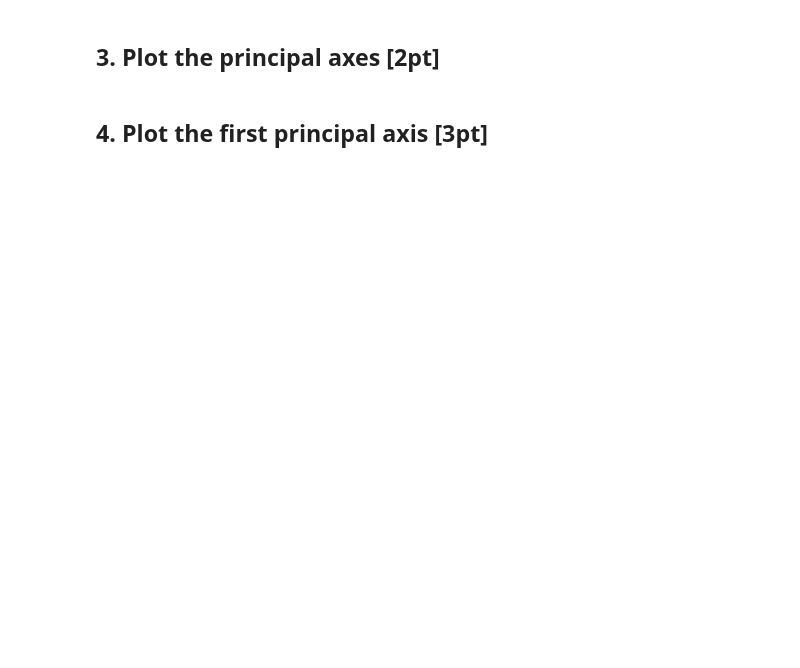
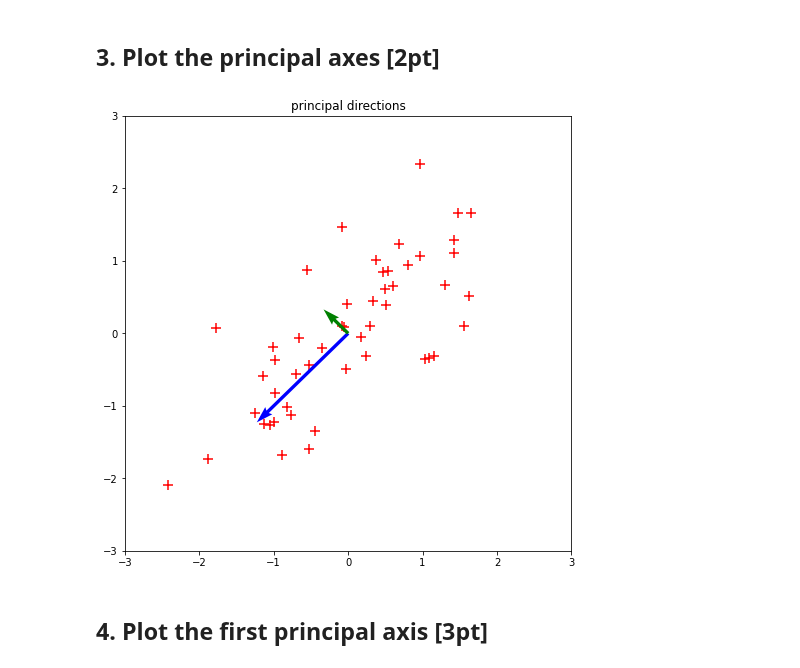
Before and after one commit to wkdthf21/Machine-Learning-Assignment, a Jupyter notebook: 08/Principal Component Analysis.ipynb, the cells around one changed output. Drawn from its saved outputs; the diff is of its cells as text; code cells hidden in the pictures; blank space fills up the shorter version.

```diff
--- a/08/Principal Component Analysis.ipynb
+++ b/08/Principal Component Analysis.ipynb
@@ -207,4 +242,15 @@ plt.show()
 # %% [markdown]
 ## 3. Plot the principal axes [2pt]
+# %%
+plt.figure(figsize = (8, 8))
+plt.scatter(xn, yn, c = 'red', marker = '+', s = 120)
+plt.quiver([0], [0], axis1[0], axis1[1], angles = 'xy', color = 'blue', scale = 3.5)
+plt.quiver([0], [0], axis2[0], axis2[1], angles = 'xy', color = 'green', scale = 13)
+plt.xlim(-3, 3)
+plt.ylim(-3, 3)
+plt.title('principal directions')
+plt.show()
+# %% [output]
+[figure, added]
 # %% [markdown]
 ## 4. Plot the first principal axis [3pt]
```
Also changed, not shown: parts of 8 cells of this notebook.
